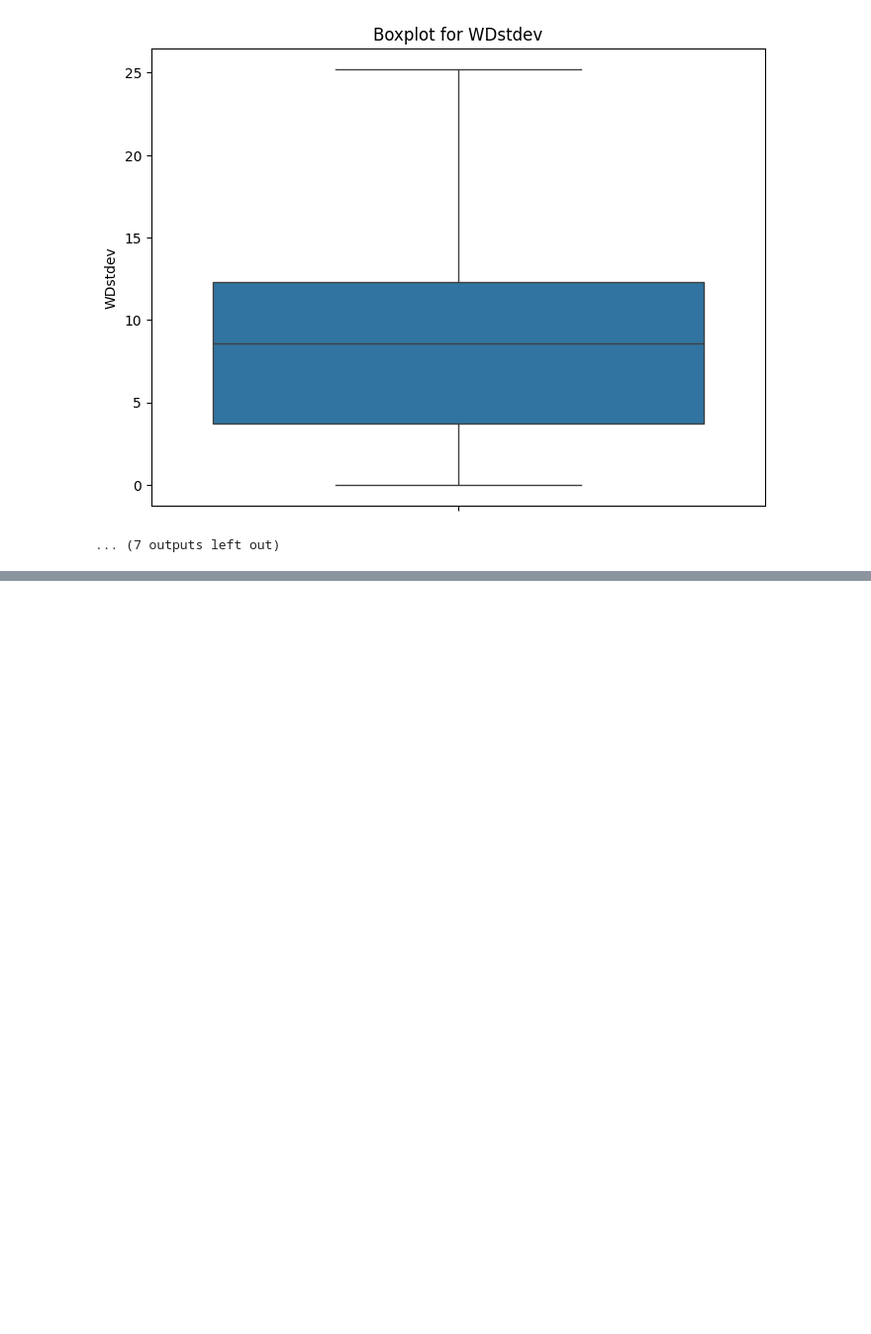
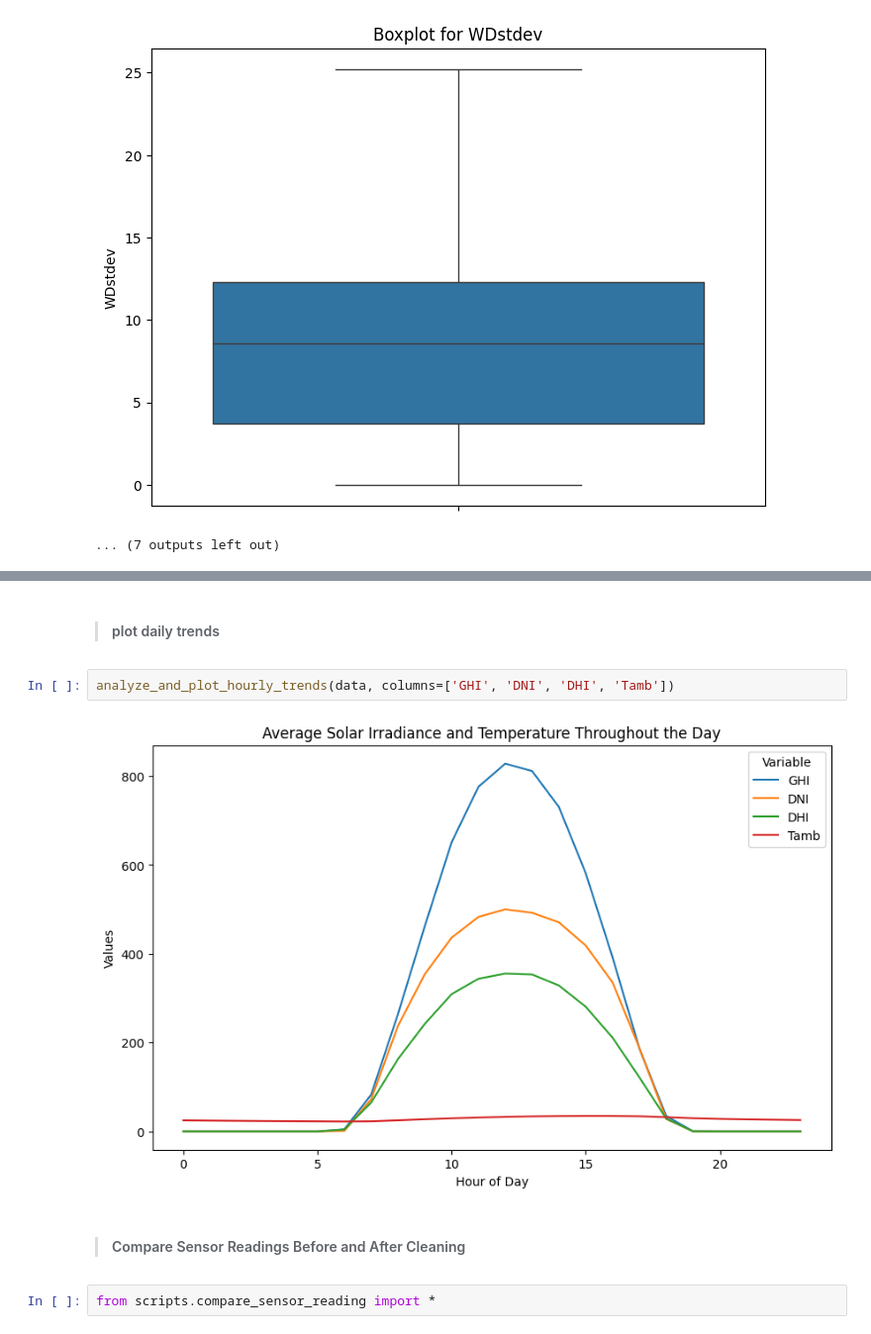
Before and after one commit to naolatomsa/Solar-Data-Discovery, a Jupyter notebook: notebooks/beninMalanville.ipynb, the cells around one changed output, grey strips where cells are left out. Shown at 99% size. Saved outputs shown, nothing was run; the diff lists cells and outputs as text; blank space fills up the shorter version.

```diff
--- a/notebooks/beninMalanville.ipynb
+++ b/notebooks/beninMalanville.ipynb
@@ -178,0 +276,10 @@ plot_outliers(outliers_removed_data, outliers)
+# %% [markdown]
+> #### plot daily trends
+# %%
+analyze_and_plot_hourly_trends(data, columns=['GHI', 'DNI', 'DHI', 'Tamb'])
+# %% [output]
+[figure, added]
+# %% [markdown]
+> #### Compare Sensor Readings Before and After Cleaning
+# %%
+from scripts.compare_sensor_reading import *
```
Also changed, not shown: parts of 19 cells of this notebook.
